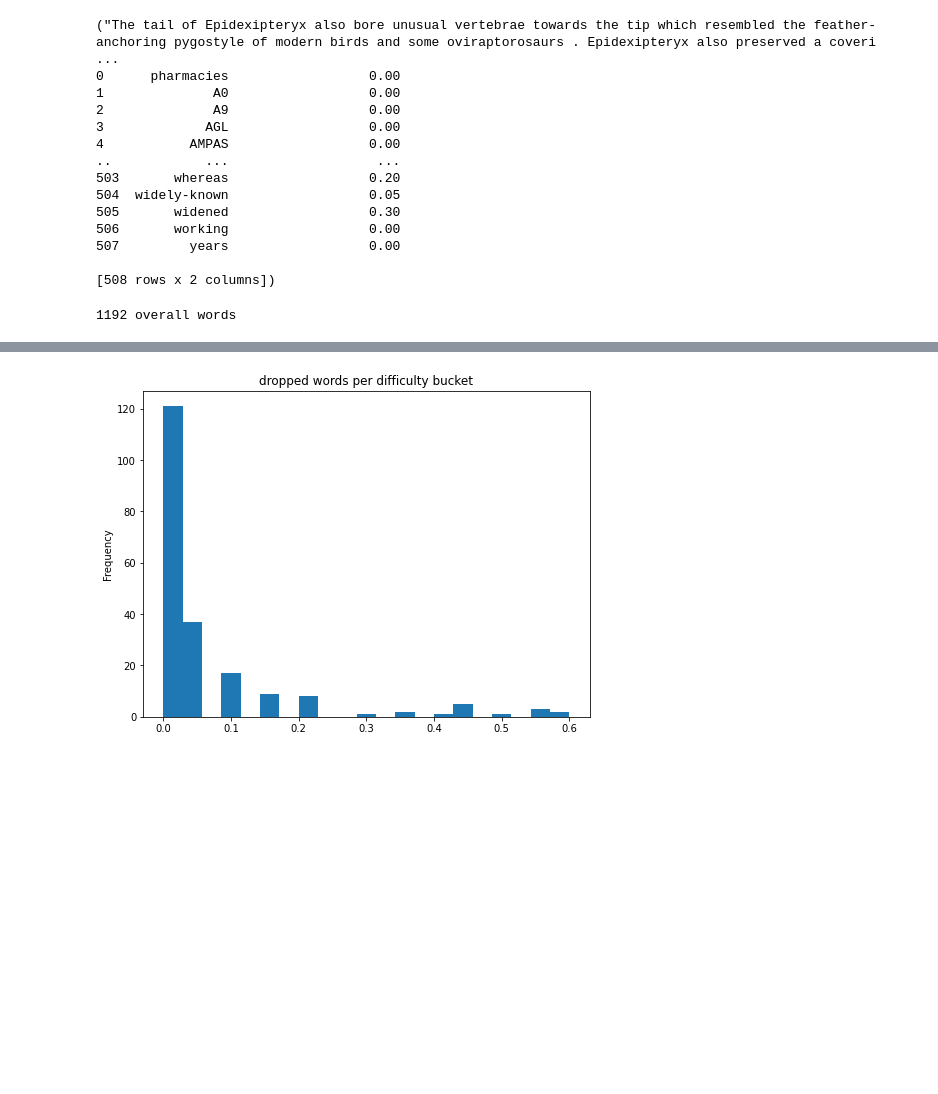
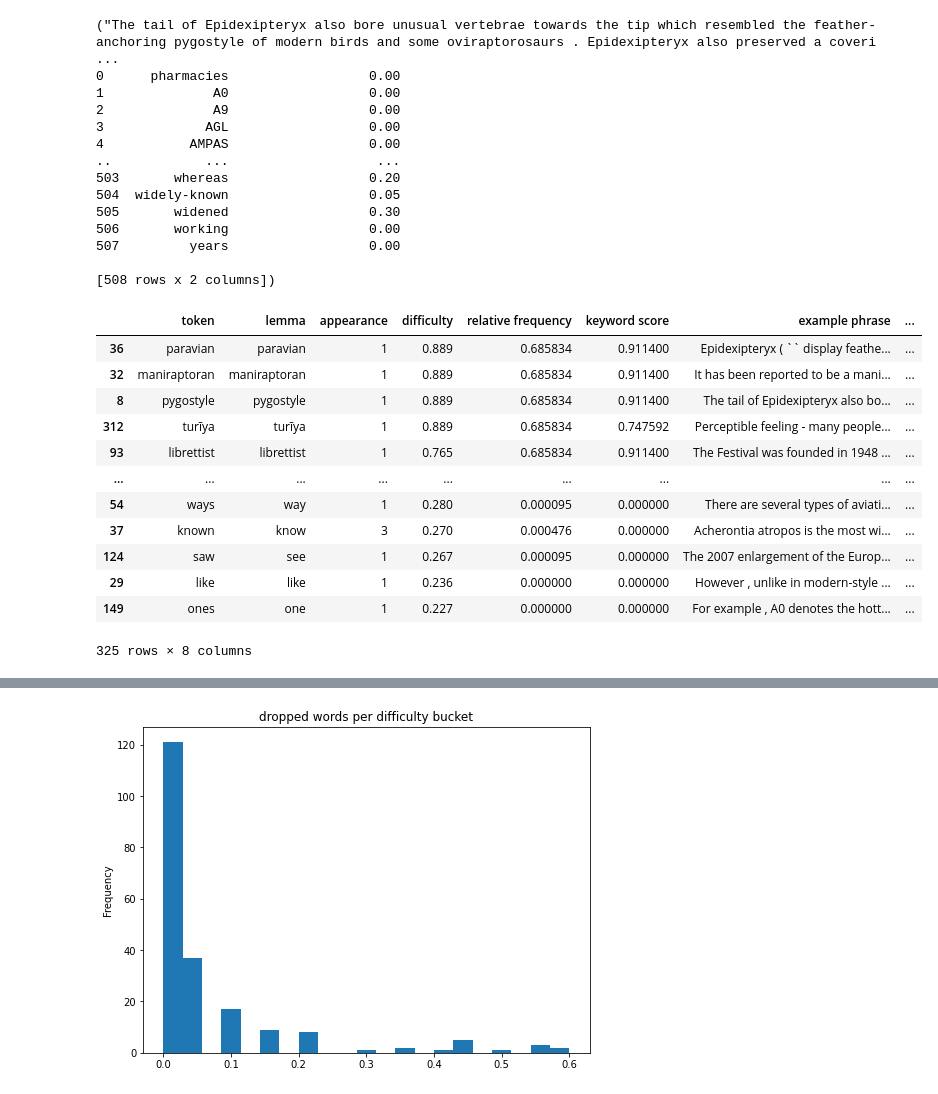
Before and after one commit to OshFrosch/Vocabulary-Predictor, a Jupyter notebook: notebooks/create_evaluation_reference.ipynb, the cells around one changed output, grey strips where cells are left out. Cells and saved outputs as stored; diff of their text form; code cells hidden in the pictures; blank space fills up the shorter version.

```diff
--- a/notebooks/create_evaluation_reference.ipynb
+++ b/notebooks/create_evaluation_reference.ipynb
@@ -119,12 +119,25 @@ for name, dataset in zip(dataset_names, datasets):
 
     wordset.to_csv(path_or_buf=directory+name+".csv")
 # %%
-from utils.output_utils.create_df_from_doc import create_df_from_doc
-from pipeline.create_pipeline import create_pipeline
+from vocabulary_extraction.utils.output_utils.create_df_from_doc import create_df_from_doc
+from vocabulary_extraction.pipeline.create_pipeline import create_pipeline
 
 pipeline = create_pipeline()
 doc = pipeline(texts[0])
 df = create_df_from_doc(doc)
+df
 # %% [output]
+|  | token | lemma | appearance | difficulty | relative frequency | keyword score | example phrase | ... |
+| 36 | paravian | paravian | 1 | 0.889 | 0.685834 | 0.911400 | Epidexipteryx ( `` display feathe... | ... |
+| 32 | maniraptoran | maniraptoran | 1 | 0.889 | 0.685834 | 0.911400 | It has been reported to be a mani... | ... |
+| 8 | pygostyle | pygostyle | 1 | 0.889 | 0.685834 | 0.911400 | The tail of Epidexipteryx also bo... | ... |
+| 312 | turīya | turīya | 1 | 0.889 | 0.685834 | 0.747592 | Perceptible feeling - many people... | ... |
+| 93 | librettist | librettist | 1 | 0.765 | 0.685834 | 0.911400 | The Festival was founded in 1948 ... | ... |
+| ... | ... | ... | ... | ... | ... | ... | ... | ... |
+| 54 | ways | way | 1 | 0.280 | 0.000095 | 0.000000 | There are several types of aviati... | ... |
+| 37 | known | know | 3 | 0.270 | 0.000476 | 0.000000 | Acherontia atropos is the most wi... | ... |
+| 124 | saw | see | 1 | 0.267 | 0.000095 | 0.000000 | The 2007 enlargement of the Europ... | ... |
+| 29 | like | like | 1 | 0.236 | 0.000000 | 0.000000 | However , unlike in modern-style ... | ... |
+| 149 | ones | one | 1 | 0.227 | 0.000000 | 0.000000 | For example , A0 denotes the hott... | ... |
-1192 overall words
+325 rows × 8 columns
 # %%
```
Also changed, not shown: parts of 7 cells of this notebook, 1 other file.
